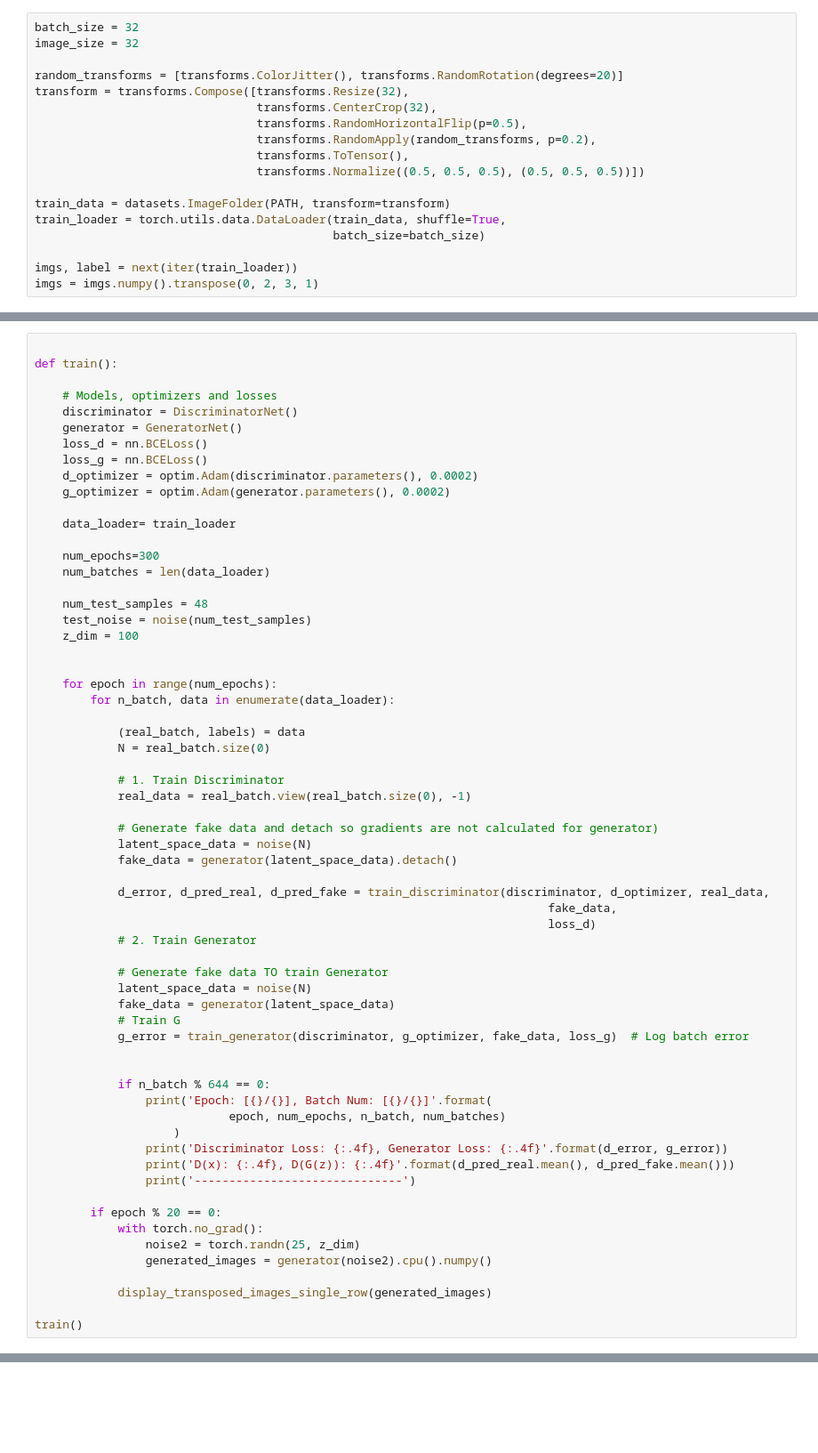
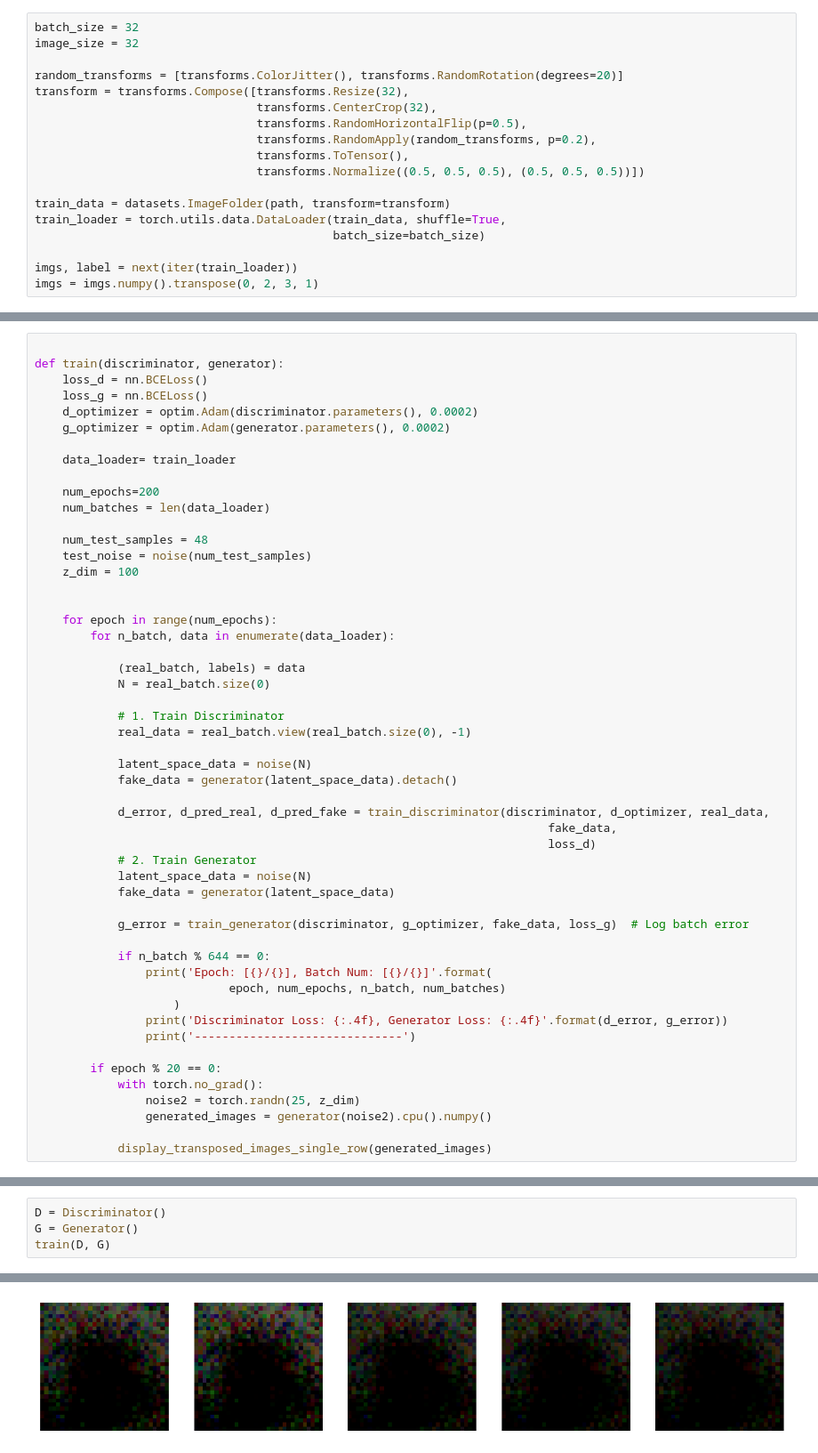
Before and after one commit to UnablerGH/GAN-Stanford-Dogs, a Jupyter notebook: main.ipynb, the cells around one changed output, grey strips where cells are left out. Shown at 89% size. Drawn from its saved outputs; the diff is of its cells as text; blank space fills up the shorter version.

```diff
--- a/main.ipynb
+++ b/main.ipynb
@@ -87,7 +67,7 @@ transform = transforms.Compose([transforms.Resize(32),
                                 transforms.ToTensor(),
                                 transforms.Normalize((0.5, 0.5, 0.5), (0.5, 0.5, 0.5))])
 
-train_data = datasets.ImageFolder(PATH, transform=transform)
+train_data = datasets.ImageFolder(path, transform=transform)
 train_loader = torch.utils.data.DataLoader(train_data, shuffle=True,
                                            batch_size=batch_size)
 
@@ -262,10 +197,6 @@ def train_generator(discriminator, optimizer, fake_data, loss):
 # %%
 
-def train():
-
-    # Models, optimizers and losses
-    discriminator = DiscriminatorNet()
-    generator = GeneratorNet()
+def train(discriminator, generator):
     loss_d = nn.BCELoss()
     loss_g = nn.BCELoss()
     d_optimizer = optim.Adam(discriminator.parameters(), 0.0002)
@@ -273,7 +204,7 @@ def train():
 
     data_loader= train_loader
 
-    num_epochs=300
+    num_epochs=200
     num_batches = len(data_loader)
 
     num_test_samples = 48
@@ -290,7 +221,6 @@ def train():
             # 1. Train Discriminator
             real_data = real_batch.view(real_batch.size(0), -1)
 
-            # Generate fake data and detach so gradients are not calculated for generator)
             latent_space_data = noise(N)
             fake_data = generator(latent_space_data).detach()
 
@@ -298,20 +228,16 @@ def train():
                                                                           fake_data,
                                                                           loss_d)
             # 2. Train Generator
-
-            # Generate fake data TO train Generator
             latent_space_data = noise(N)
             fake_data = generator(latent_space_data)
-            # Train G
+
             g_error = train_generator(discriminator, g_optimizer, fake_data, loss_g)  # Log batch error
-
 
             if n_batch % 644 == 0:
                 print('Epoch: [{}/{}], Batch Num: [{}/{}]'.format(
                             epoch, num_epochs, n_batch, num_batches)
                     )
                 print('Discriminator Loss: {:.4f}, Generator Loss: {:.4f}'.format(d_error, g_error))
-                print('D(x): {:.4f}, D(G(z)): {:.4f}'.format(d_pred_real.mean(), d_pred_fake.mean()))
                 print('------------------------------')
 
         if epoch % 20 == 0:
@@ -320,5 +246,3 @@ def train():
                 generated_images = generator(noise2).cpu().numpy()
 
             display_transposed_images_single_row(generated_images)
-
-train()
@@ -421,0 +249,5 @@ D(x): 0.4919, D(G(z)): 0.3842
+# %%
+D = Discriminator()
+G = Generator()
+train(D, G)
+# %% [output]
@@ -421,0 +257 @@ D(x): 0.4919, D(G(z)): 0.3842
+[figure, added]
```
Also changed, not shown: parts of 18 cells of this notebook.
